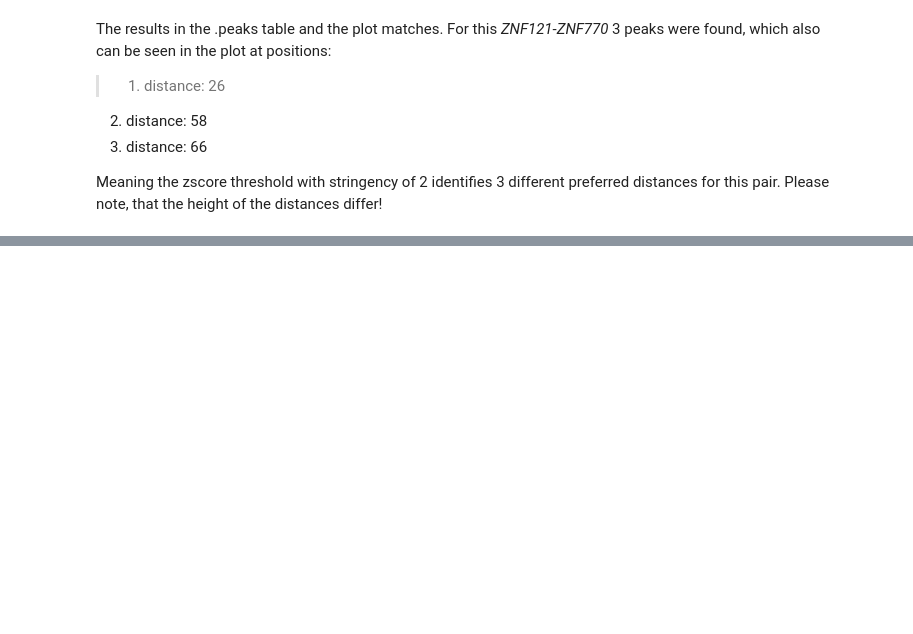
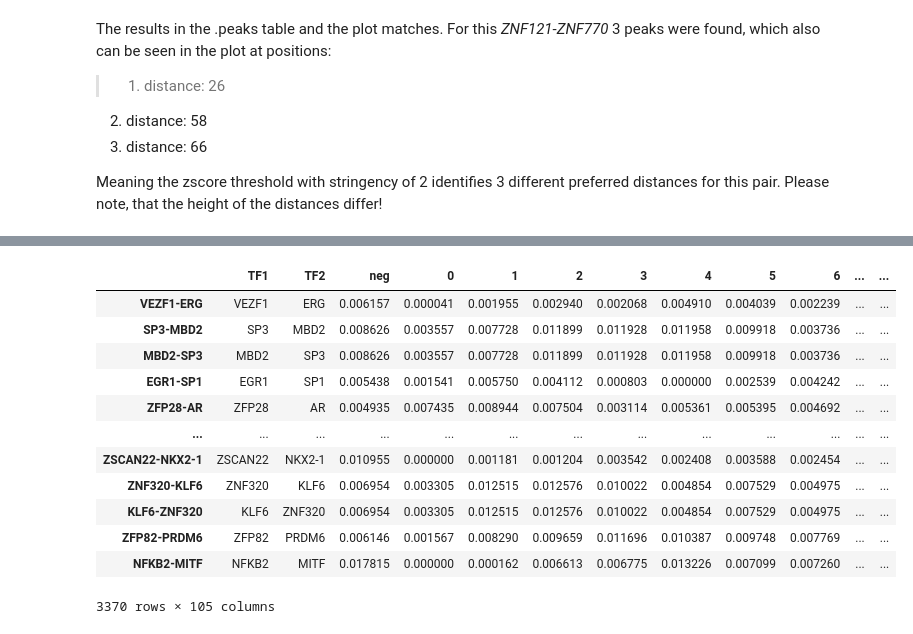
Before and after one commit to loosolab/TF-COMB, a Jupyter notebook: examples/binding_analysis.ipynb, the cells around one changed output, grey strips where cells are left out. Saved outputs shown, nothing was run; the diff lists cells and outputs as text; code cells hidden in the pictures; blank space fills up the shorter version.

```diff
--- a/examples/binding_analysis.ipynb
+++ b/examples/binding_analysis.ipynb
@@ -490,0 +509,17 @@ Meaning the zscore threshold with stringency of 2 identifies 3 different preferr
+# %%
+selection.distObj.classify_rules()
+selection.distObj.smoothed.sort_values(by="isPeaking")
+# %% [output]
+|  | TF1 | TF2 | neg | 0 | 1 | 2 | 3 | 4 | 5 | 6 | ... | ... |
+| VEZF1-ERG | VEZF1 | ERG | 0.006157 | 0.000041 | 0.001955 | 0.002940 | 0.002068 | 0.004910 | 0.004039 | 0.002239 | ... | ... |
+| SP3-MBD2 | SP3 | MBD2 | 0.008626 | 0.003557 | 0.007728 | 0.011899 | 0.011928 | 0.011958 | 0.009918 | 0.003736 | ... | ... |
+| MBD2-SP3 | MBD2 | SP3 | 0.008626 | 0.003557 | 0.007728 | 0.011899 | 0.011928 | 0.011958 | 0.009918 | 0.003736 | ... | ... |
+| EGR1-SP1 | EGR1 | SP1 | 0.005438 | 0.001541 | 0.005750 | 0.004112 | 0.000803 | 0.000000 | 0.002539 | 0.004242 | ... | ... |
+| ZFP28-AR | ZFP28 | AR | 0.004935 | 0.007435 | 0.008944 | 0.007504 | 0.003114 | 0.005361 | 0.005395 | 0.004692 | ... | ... |
+| ... | ... | ... | ... | ... | ... | ... | ... | ... | ... | ... | ... | ... |
+| ZSCAN22-NKX2-1 | ZSCAN22 | NKX2-1 | 0.010955 | 0.000000 | 0.001181 | 0.001204 | 0.003542 | 0.002408 | 0.003588 | 0.002454 | ... | ... |
+| ZNF320-KLF6 | ZNF320 | KLF6 | 0.006954 | 0.003305 | 0.012515 | 0.012576 | 0.010022 | 0.004854 | 0.007529 | 0.004975 | ... | ... |
+| KLF6-ZNF320 | KLF6 | ZNF320 | 0.006954 | 0.003305 | 0.012515 | 0.012576 | 0.010022 | 0.004854 | 0.007529 | 0.004975 | ... | ... |
+| ZFP82-PRDM6 | ZFP82 | PRDM6 | 0.006146 | 0.001567 | 0.008290 | 0.009659 | 0.011696 | 0.010387 | 0.009748 | 0.007769 | ... | ... |
+| NFKB2-MITF | NFKB2 | MITF | 0.017815 | 0.000000 | 0.000162 | 0.006613 | 0.006775 | 0.013226 | 0.007099 | 0.007260 | ... | ... |
+3370 rows × 105 columns
```
Also changed, not shown: parts of 11 cells of this notebook.
